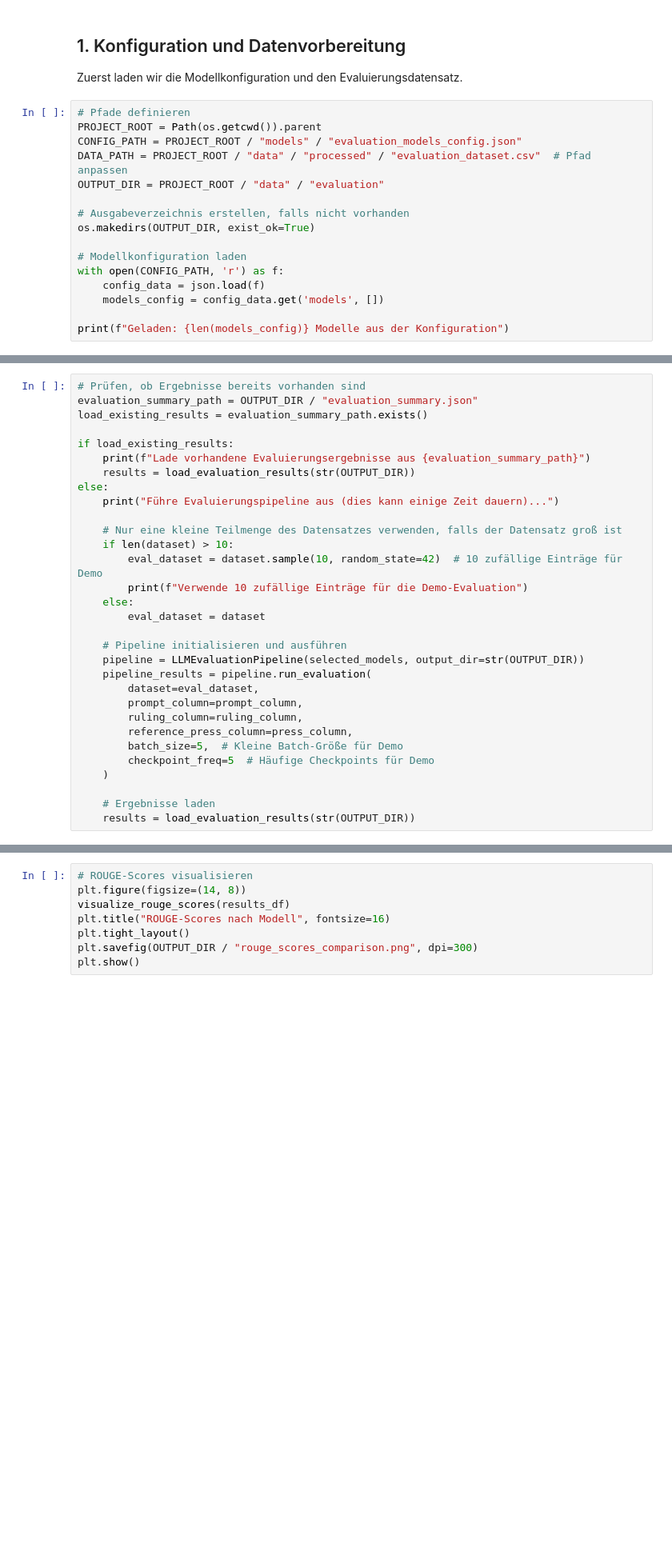
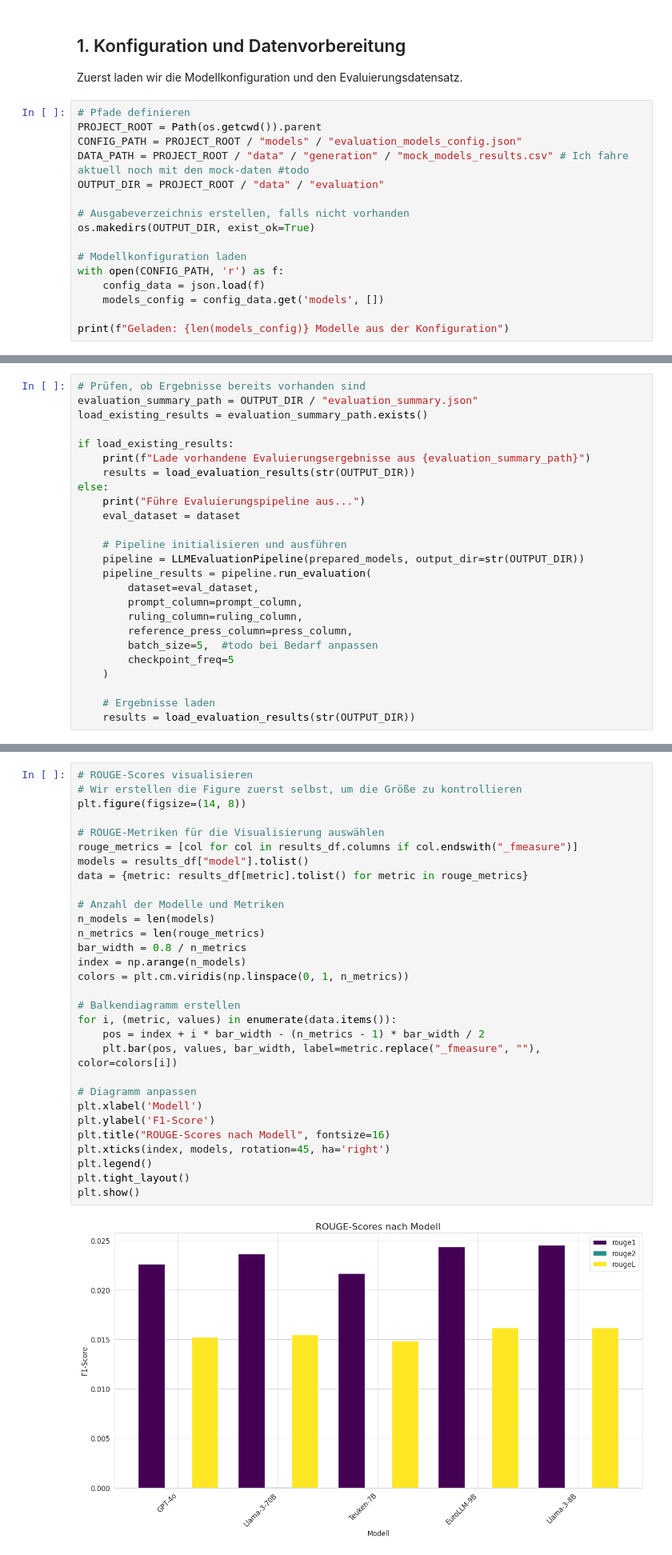
Before and after one commit to SebastianNagl/CourtPressGER, a Jupyter notebook: notebooks/evaluation_pipeline.ipynb, the cells around one changed output, grey strips where cells are left out. Shown at 80% size. Cells and saved outputs as stored; diff of their text form; blank space fills up the shorter version.

Commit message:
eval notebook wip

```diff
--- a/notebooks/evaluation_pipeline.ipynb
+++ b/notebooks/evaluation_pipeline.ipynb
@@ -35,7 +36,7 @@ Zuerst laden wir die Modellkonfiguration und den Evaluierungsdatensatz.
 # Pfade definieren
 PROJECT_ROOT = Path(os.getcwd()).parent
 CONFIG_PATH = PROJECT_ROOT / "models" / "evaluation_models_config.json"
-DATA_PATH = PROJECT_ROOT / "data" / "processed" / "evaluation_dataset.csv"  # Pfad anpassen
+DATA_PATH = PROJECT_ROOT / "data" / "generation" / "mock_models_results.csv" # Ich fahre aktuell noch mit den mock-daten #todo
 OUTPUT_DIR = PROJECT_ROOT / "data" / "evaluation"
 
 # Ausgabeverzeichnis erstellen, falls nicht vorhanden
@@ -111,24 +156,18 @@ if load_existing_results:
     print(f"Lade vorhandene Evaluierungsergebnisse aus {evaluation_summary_path}")
     results = load_evaluation_results(str(OUTPUT_DIR))
 else:
-    print("Führe Evaluierungspipeline aus (dies kann einige Zeit dauern)...")
-
-    # Nur eine kleine Teilmenge des Datensatzes verwenden, falls der Datensatz groß ist
-    if len(dataset) > 10:
-        eval_dataset = dataset.sample(10, random_state=42)  # 10 zufällige Einträge für Demo
-        print(f"Verwende 10 zufällige Einträge für die Demo-Evaluation")
-    else:
-        eval_dataset = dataset
+    print("Führe Evaluierungspipeline aus...")
+    eval_dataset = dataset
 
     # Pipeline initialisieren und ausführen
-    pipeline = LLMEvaluationPipeline(selected_models, output_dir=str(OUTPUT_DIR))
+    pipeline = LLMEvaluationPipeline(prepared_models, output_dir=str(OUTPUT_DIR))
     pipeline_results = pipeline.run_evaluation(
         dataset=eval_dataset,
         prompt_column=prompt_column,
         ruling_column=ruling_column,
         reference_press_column=press_column,
-        batch_size=5,  # Kleine Batch-Größe für Demo
-        checkpoint_freq=5  # Häufige Checkpoints für Demo
+        batch_size=5,  #todo bei Bedarf anpassen
+        checkpoint_freq=5
     )
 
     # Ergebnisse laden
@@ -147,11 +196,35 @@ results_df
 # %%
 # ROUGE-Scores visualisieren
+# Wir erstellen die Figure zuerst selbst, um die Größe zu kontrollieren
 plt.figure(figsize=(14, 8))
-visualize_rouge_scores(results_df)
+
+# ROUGE-Metriken für die Visualisierung auswählen
+rouge_metrics = [col for col in results_df.columns if col.endswith("_fmeasure")]
+models = results_df["model"].tolist()
+data = {metric: results_df[metric].tolist() for metric in rouge_metrics}
+
+# Anzahl der Modelle und Metriken
+n_models = len(models)
+n_metrics = len(rouge_metrics)
+bar_width = 0.8 / n_metrics
+index = np.arange(n_models)
+colors = plt.cm.viridis(np.linspace(0, 1, n_metrics))
+
+# Balkendiagramm erstellen
+for i, (metric, values) in enumerate(data.items()):
+    pos = index + i * bar_width - (n_metrics - 1) * bar_width / 2
+    plt.bar(pos, values, bar_width, label=metric.replace("_fmeasure", ""), color=colors[i])
+
+# Diagramm anpassen
+plt.xlabel('Modell')
+plt.ylabel('F1-Score')
 plt.title("ROUGE-Scores nach Modell", fontsize=16)
+plt.xticks(index, models, rotation=45, ha='right')
+plt.legend()
 plt.tight_layout()
-plt.savefig(OUTPUT_DIR / "rouge_scores_comparison.png", dpi=300)
 plt.show()
+# %% [output]
+[figure, added]
 # %%
 # Vergleich aller verfügbaren Metriken (Radar-Chart)
 metrics = [col for col in results_df.columns if col != "model"]
```
Also changed, not shown: parts of 18 cells of this notebook, 1 other file.
